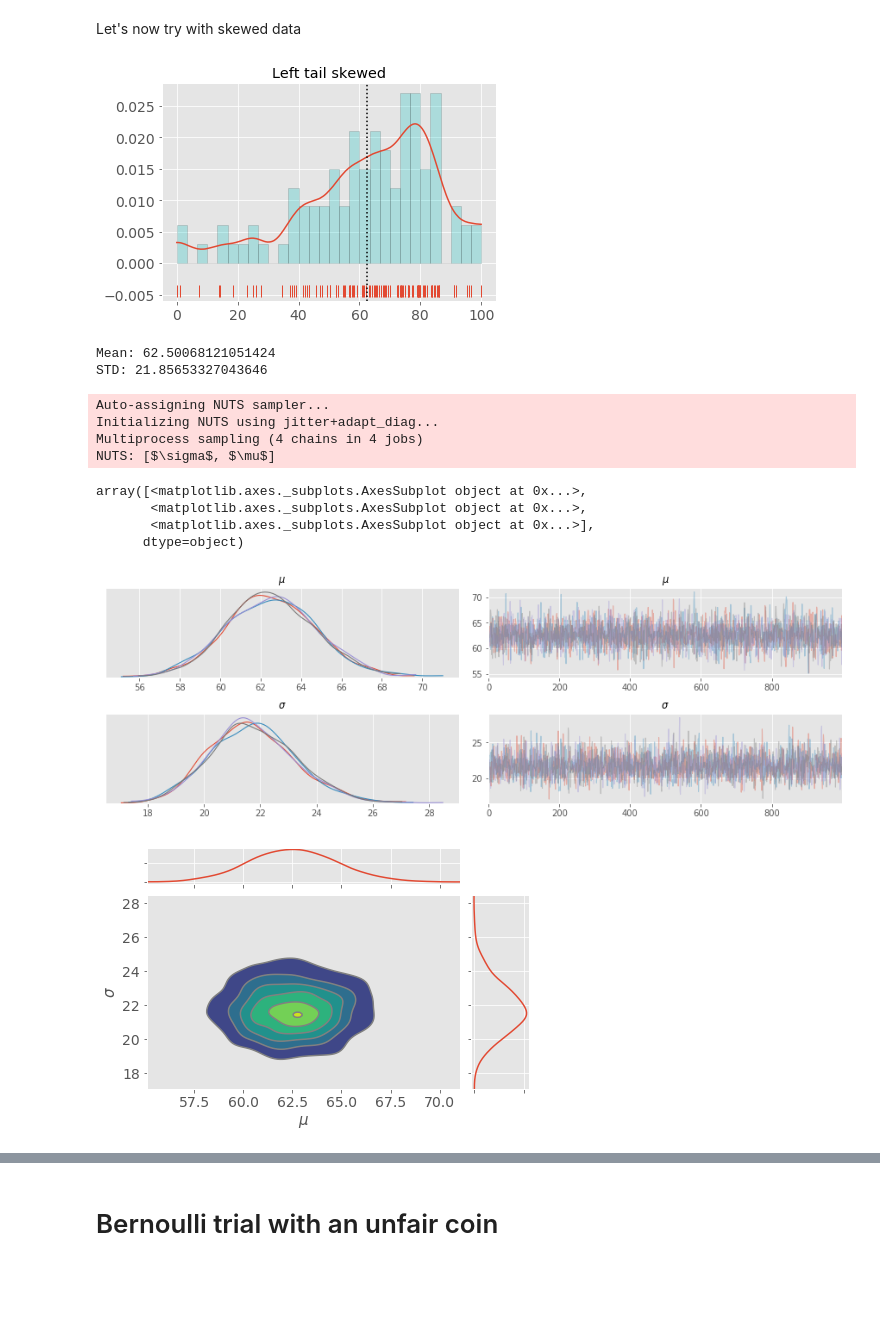
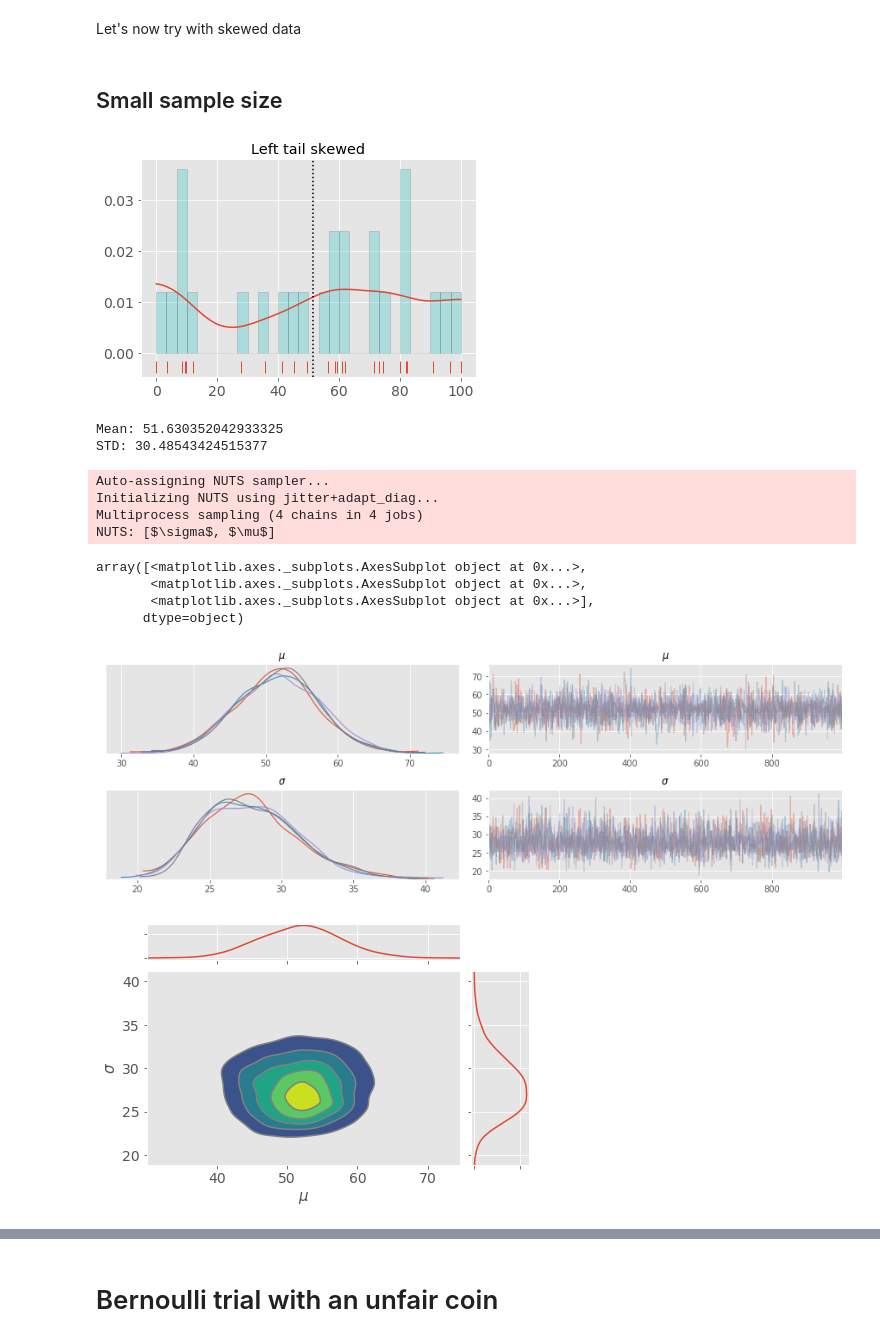
Before and after one commit to dmculiac/Bayesian-paradigm-and-probabilistic-computing, a Jupyter notebook: Bayesian paradigm .ipynb, the cells around one changed output, grey strips where cells are left out. Drawn from its saved outputs; the diff is of its cells as text; code cells hidden in the pictures; blank space fills up the shorter version.

```diff
--- a/Bayesian paradigm .ipynb
+++ b/Bayesian paradigm .ipynb
@@ -149,36 +155,38 @@ With a larger sample size, the posterior distributions were snuggly grouped arou
 # Skewed data
 # %% [markdown]
 Let's now try with skewed data
+# %% [markdown]
+## Small sample size
 # %%
 # define skewed data
-numValues = 100
+numValues = 25
 maxVal = 100
 
 # LEFT SKEWED
 a =  - 10   #Negative values are left skewed, positive values are right skewed.
 
 skewed = stats.skewnorm.rvs(a = a,loc=maxVal, size=numValues)  #Skewnorm function
 #print(max(skewed))
 skewed=skewed - min(skewed) #Shift the set so the minimum value is equal to zero.
 #print(max(skewed))
 skewed = skewed / max(skewed)      #Standadize all the vlues between 0 and 1.
 #print(max(skewed))
 skewed = skewed * maxVal         #Multiply the standardized values by the maximum value.
 
 #Plot histogram to check skewness
 plt.hist(skewed,30,density=True, color = 'c', alpha=0.25, edgecolor='k', label='right skewed')
 
 az.plot_kde(skewed, rug = True)
 plt.axvline(skewed.mean(), linestyle = ':', color = 'k')
 plt.title('Left tail skewed')
 plt.show()
 
 print('Mean:',skewed.mean())
 print('STD:', skewed.std())
 # %% [output]
-[figure, old version]
+[figure, new version]
-Mean: 62.50068121051424
-STD: 21.85653327043646
+Mean: 51.630352042933325
+STD: 30.48543424515377
 # %%
 # extract informtion from the data using the asumtions
 with pm.Model() as model_g:
@@ -197,8 +205,8 @@ array([<matplotlib.axes._subplots.AxesSubplot object at 0x...>,
        <matplotlib.axes._subplots.AxesSubplot object at 0x...>,
        <matplotlib.axes._subplots.AxesSubplot object at 0x...>],
       dtype=object)
-[figure, old version]
+[figure, new version]
-[figure, old version]
+[figure, new version]
 # %%
 # if you want to get access to the values for any of the parameters stored in a trace object,
 # index the trace with the name of the parameter in question
```
Also changed, not shown: parts of 13 cells of this notebook.
